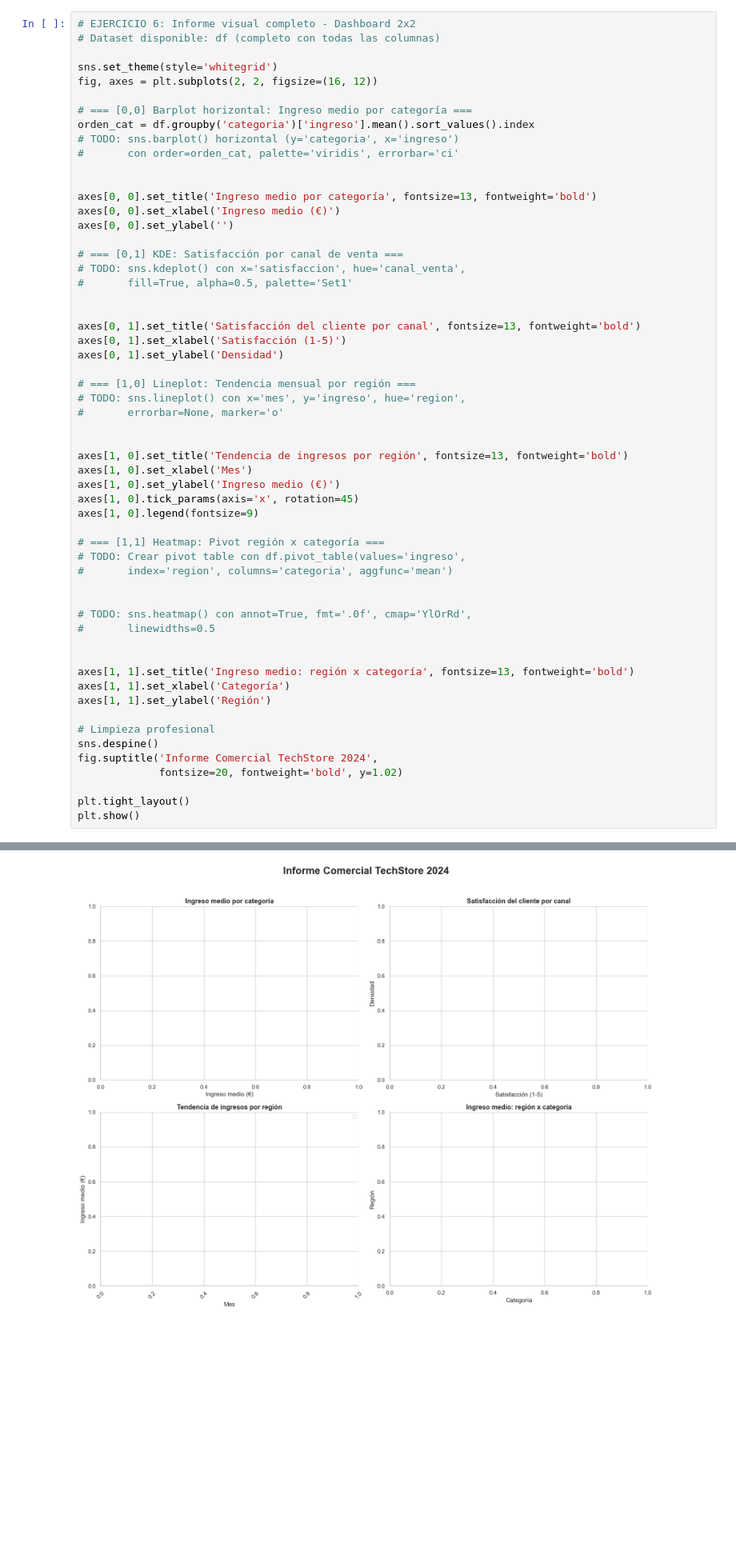
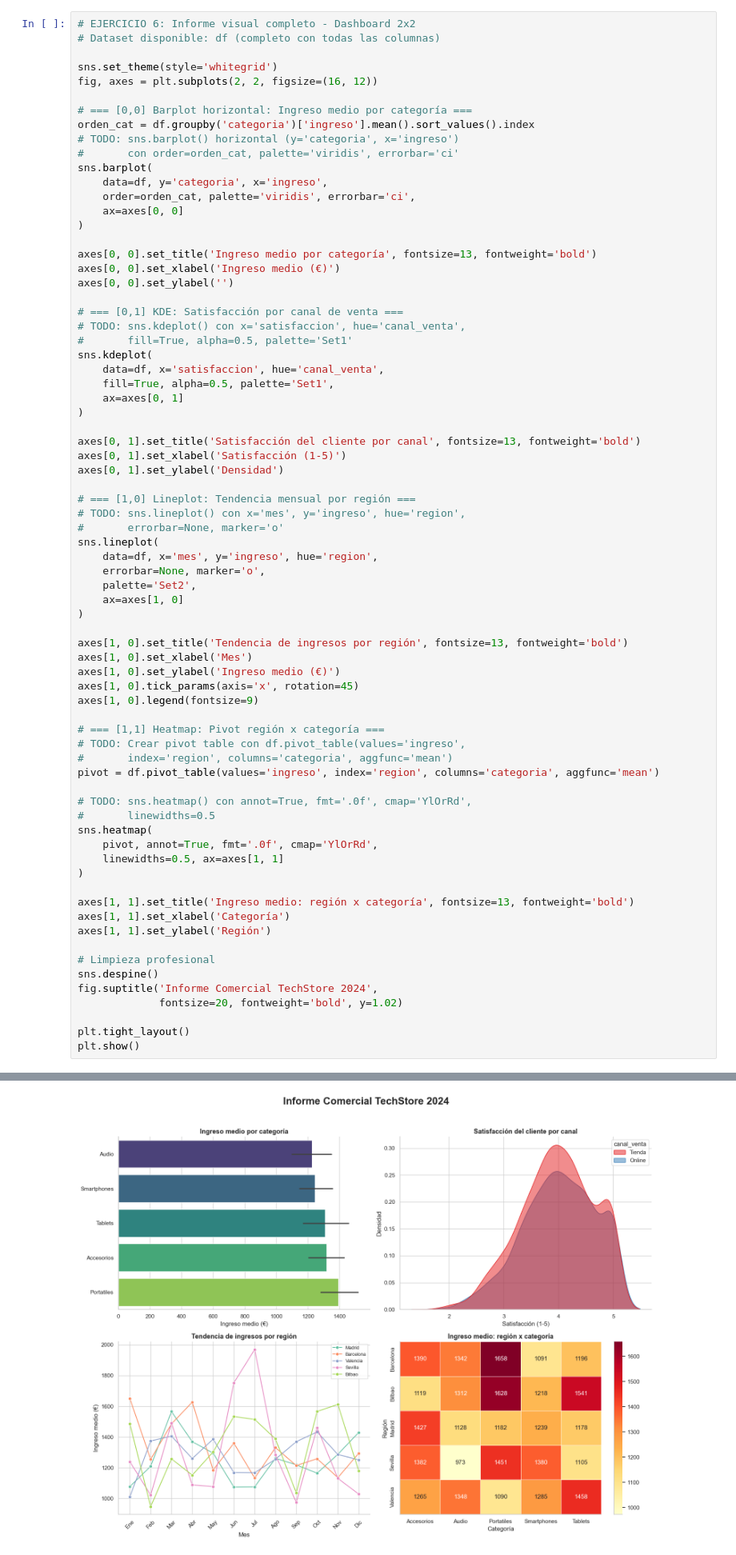
Before and after one commit to caarlosalonso/Master-IA-y-Big-Data, a Jupyter notebook: Seaborn/seaborn_techstore.ipynb, the cells around one changed output, grey strips where cells are left out. Shown at 80% size. Drawn from its saved outputs; the diff is of its cells as text; blank space fills up the shorter version.

```diff
--- a/Seaborn/seaborn_techstore.ipynb
+++ b/Seaborn/seaborn_techstore.ipynb
@@ -592,7 +592,11 @@ fig, axes = plt.subplots(2, 2, figsize=(16, 12))
 orden_cat = df.groupby('categoria')['ingreso'].mean().sort_values().index
 # TODO: sns.barplot() horizontal (y='categoria', x='ingreso')
 #       con order=orden_cat, palette='viridis', errorbar='ci'
-
+sns.barplot(
+    data=df, y='categoria', x='ingreso',
+    order=orden_cat, palette='viridis', errorbar='ci',
+    ax=axes[0, 0]
+)
 
 axes[0, 0].set_title('Ingreso medio por categoría', fontsize=13, fontweight='bold')
 axes[0, 0].set_xlabel('Ingreso medio (€)')
@@ -601,7 +605,11 @@ axes[0, 0].set_ylabel('')
 # === [0,1] KDE: Satisfacción por canal de venta ===
 # TODO: sns.kdeplot() con x='satisfaccion', hue='canal_venta',
 #       fill=True, alpha=0.5, palette='Set1'
-
+sns.kdeplot(
+    data=df, x='satisfaccion', hue='canal_venta',
+    fill=True, alpha=0.5, palette='Set1',
+    ax=axes[0, 1]
+)
 
 axes[0, 1].set_title('Satisfacción del cliente por canal', fontsize=13, fontweight='bold')
 axes[0, 1].set_xlabel('Satisfacción (1-5)')
@@ -610,7 +618,12 @@ axes[0, 1].set_ylabel('Densidad')
 # === [1,0] Lineplot: Tendencia mensual por región ===
 # TODO: sns.lineplot() con x='mes', y='ingreso', hue='region',
 #       errorbar=None, marker='o'
-
+sns.lineplot(
+    data=df, x='mes', y='ingreso', hue='region',
+    errorbar=None, marker='o',
+    palette='Set2',
+    ax=axes[1, 0]
+)
 
 axes[1, 0].set_title('Tendencia de ingresos por región', fontsize=13, fontweight='bold')
 axes[1, 0].set_xlabel('Mes')
@@ -621,11 +634,14 @@ axes[1, 0].legend(fontsize=9)
 # === [1,1] Heatmap: Pivot región x categoría ===
 # TODO: Crear pivot table con df.pivot_table(values='ingreso',
 #       index='region', columns='categoria', aggfunc='mean')
-
+pivot = df.pivot_table(values='ingreso', index='region', columns='categoria', aggfunc='mean')
 
 # TODO: sns.heatmap() con annot=True, fmt='.0f', cmap='YlOrRd',
 #       linewidths=0.5
-
+sns.heatmap(
+    pivot, annot=True, fmt='.0f', cmap='YlOrRd',
+    linewidths=0.5, ax=axes[1, 1]
+)
 
 axes[1, 1].set_title('Ingreso medio: región x categoría', fontsize=13, fontweight='bold')
 axes[1, 1].set_xlabel('Categoría')
@@ -642,4 +661,4 @@ plt.show()
-[figure, old version]
+[figure, new version]
 # %% [markdown]
 <details>
 <summary><strong>Solucion (click para ver)</strong></summary>
```
Also changed, not shown: parts of 2 cells of this notebook, 1 other file.
